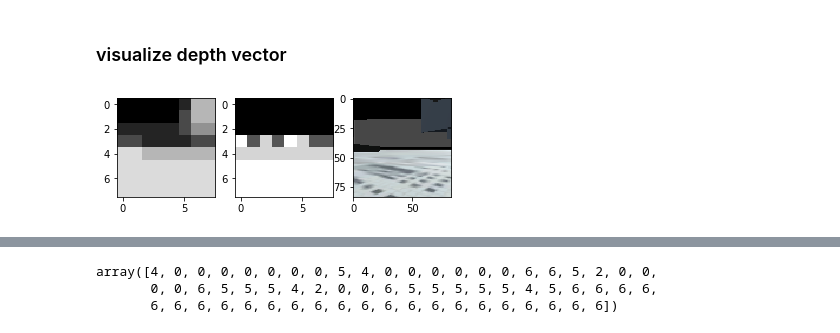
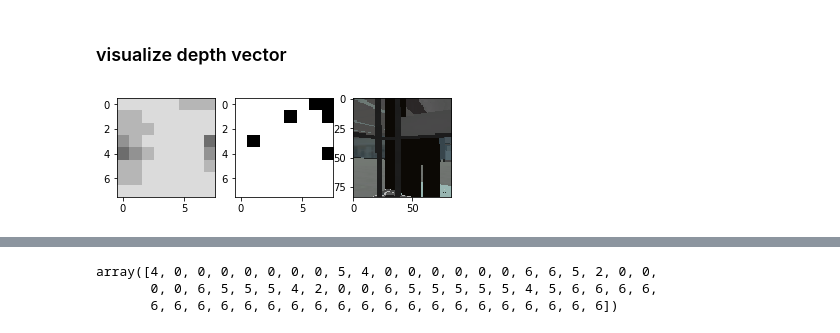
Before and after one commit to wzt1001/scl-navigation, a Jupyter notebook: nav_a3c/navigation-nav-a3c.ipynb, the cells around one changed output, grey strips where cells are left out. Saved outputs shown, nothing was run; the diff lists cells and outputs as text; code cells hidden in the pictures.

```diff
--- a/nav_a3c/Navigation-Copy1.ipynb
+++ b/nav_a3c/navigation-nav-a3c.ipynb
@@ -101,2 +97,3 @@ INFO:root:Shape of image: (84, 84)
 # %%
 env_info = env.reset(train_mode=True)[default_brain]
+a = 0
@@ -129,0 +284,3 @@ imgplt = plt.imshow(img_rgb)
+# %%
+reward = env_info.rewards[0]
+print(reward)
@@ -449,0 +713,11 @@ class Agent():
+# %%
+evaluation = True
+model_path = "./model/1226_final_without_visual_goals"
+model_time = "1577341381.6629117"
+
+# model_path = './model'
+frame_path = './frame'
+if not os.path.exists(model_path):
+    os.makedirs(model_path)
+if not os.path.exists(frame_path):
+    os.makedirs(frame_path)
@@ -581,0 +790,28 @@ MoviePy - Building file ./frame/image7_-9.999999776482582.gif with imageio.
+# %%
+with tf.Session() as sess:
+    coord = tf.train.Coordinator()
+    sess.run(tf.global_variables_initializer())
+    if evaluation == False:
+        thread_arr = []
+        for a in agent_arr:
+            _ = lambda: a.run(sess, trainer, saver, coord)
+            t = threading.Thread(target=(_))
+            t.start()
+            print('thread started')
+            sys.stdout.flush()
+            time.sleep(1)
+            thread_arr.append(t)
+        coord.join(thread_arr)
+    else:
+        ckpt = tf.train.get_checkpoint_state(model_path)
+        saver.restore(sess, ckpt.model_checkpoint_path)
+        thread_arr = []
+        for a in agent_arr:
+#             _ = lambda: a.run(sess, trainer, saver, coord)
+#             t = threading.Thread(target=(_))
+#             t.start()
+#             print('thread started')
+#             sys.stdout.flush()
+#             time.sleep(1)
+            thread_arr.append(t)
+        coord.join(thread_arr)
@@ -588,16 +1075,16 @@ true_depth = np.array(train_buffer[:, 8].tolist())
 depth_pred = train_buffer[:, 7]
 input_image = np.array(train_buffer[:, 0].tolist())
 # %%
-i = 8
+i = 0
 plt.subplot(1, 3, 1)
 plt.imshow(true_depth[i].reshape(8, 8), cmap='gray', interpolation='nearest', vmin=0, vmax=7)
 plt.subplot(1, 3, 2)
 plt.imshow(depth_pred[i].reshape(8, 8), cmap='gray')
 plt.subplot(1, 3, 3)
 plt.imshow(input_image[i])
 plt.show()
 # %% [output]
-[figure, old version]
+[figure, new version]
 # %%
 plt.subplot(1, 3, 1)
 d = agent_arr[0].window_stack(np.asarray(agent_arr[0].env_info.visual_observations[0][0]))
```
Also changed, not shown: parts of 27 cells of this notebook, 6 other files.
